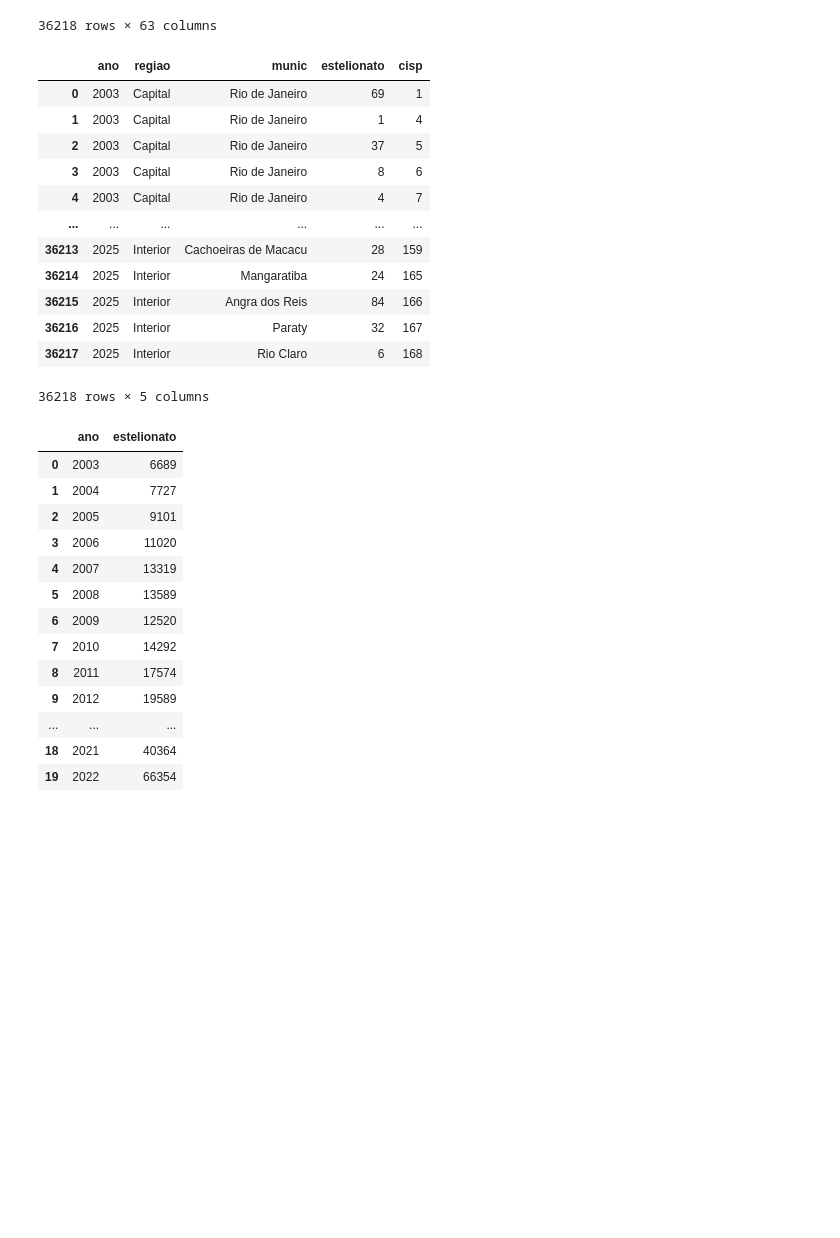
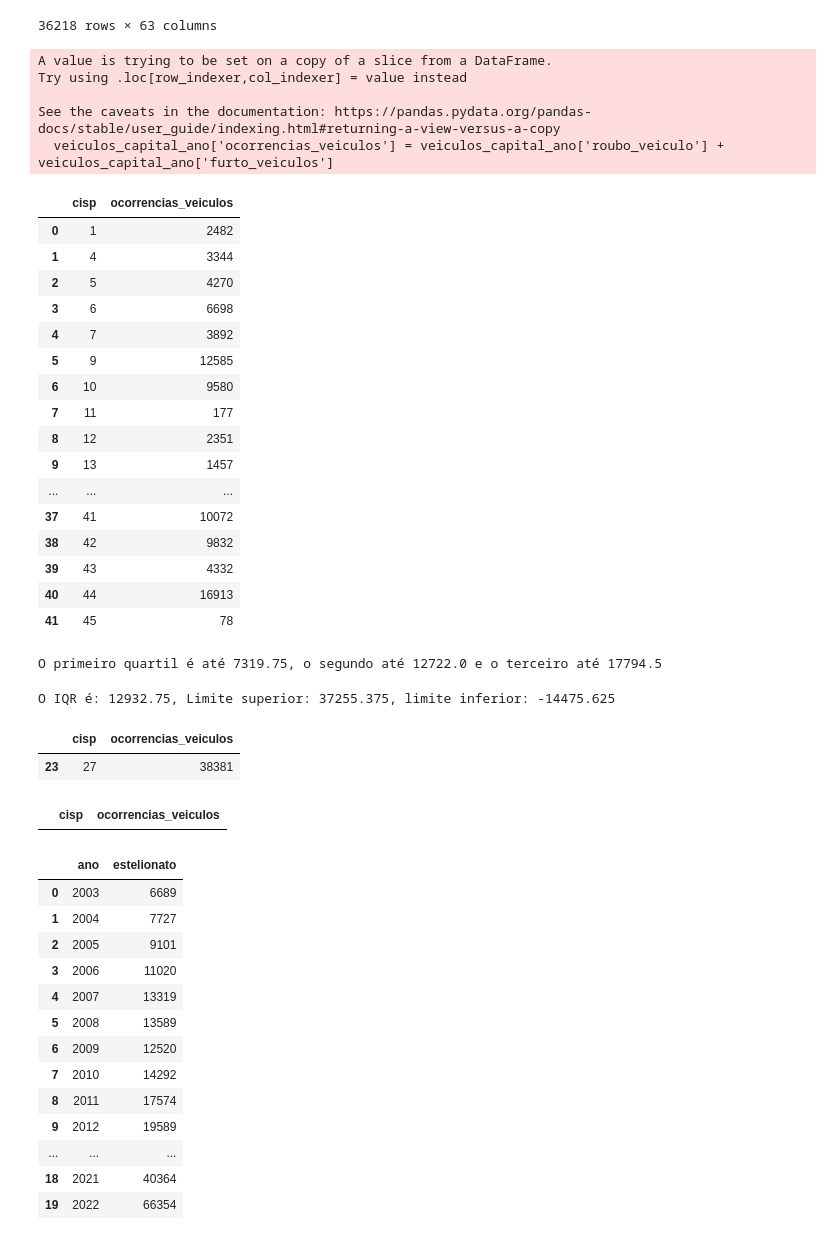
Before and after one commit to cfernandesrj/Projeto-Seguran-a, a Jupyter notebook: Projeto Analise de Segurança Publica.ipynb, the cells around one changed output. Saved outputs shown, nothing was run; the diff lists cells and outputs as text; code cells hidden in the pictures; blank space fills up the shorter version.

```diff
--- a/Projeto Analise de Segurança Publica.ipynb
+++ b/Projeto Analise de Segurança Publica.ipynb
@@ -269,20 +269,67 @@ df_delegacia
 # %%
 estelionato = df_delegacia[['ano', 'regiao','munic', 'estelionato', 'cisp' ]]
 estelionato
+delegacia_veiculos = df_delegacia[['ano', 'cisp', 'regiao', 'roubo_veiculo', 'furto_veiculos' ]]
-# %% [output]
-|  | ano | regiao | munic | estelionato | cisp |
-| 0 | 2003 | Capital | Rio de Janeiro | 69 | 1 |
-| 1 | 2003 | Capital | Rio de Janeiro | 1 | 4 |
-| 2 | 2003 | Capital | Rio de Janeiro | 37 | 5 |
-| 3 | 2003 | Capital | Rio de Janeiro | 8 | 6 |
-| 4 | 2003 | Capital | Rio de Janeiro | 4 | 7 |
-| ... | ... | ... | ... | ... | ... |
-| 36213 | 2025 | Interior | Cachoeiras de Macacu | 28 | 159 |
-| 36214 | 2025 | Interior | Mangaratiba | 24 | 165 |
-| 36215 | 2025 | Interior | Angra dos Reis | 84 | 166 |
-| 36216 | 2025 | Interior | Paraty | 32 | 167 |
-| 36217 | 2025 | Interior | Rio Claro | 6 | 168 |
-36218 rows × 5 columns
+# %%
+
+veiculos_capital = delegacia_veiculos.loc[delegacia_veiculos['regiao'] == 'Capital']
+veiculos_capital_ano = veiculos_capital
+veiculos_capital_ano['ocorrencias_veiculos'] = veiculos_capital_ano['roubo_veiculo'] + veiculos_capital_ano['furto_veiculos']
+veiculos_capital_ano
+veiculos_capital_ano = veiculos_capital_ano.groupby(['cisp'])['ocorrencias_veiculos'].sum().reset_index()
+veiculos_capital_ano
+# %% [output]
+A value is trying to be set on a copy of a slice from a DataFrame.
+Try using .loc[row_indexer,col_indexer] = value instead
+
+See the caveats in the documentation: https://pandas.pydata.org/pandas-docs/stable/user_guide/indexing.html#returning-a-view-versus-a-copy
+  veiculos_capital_ano['ocorrencias_veiculos'] = veiculos_capital_ano['roubo_veiculo'] + veiculos_capital_ano['furto_veiculos']
+|  | cisp | ocorrencias_veiculos |
+| 0 | 1 | 2482 |
+| 1 | 4 | 3344 |
+| 2 | 5 | 4270 |
+| 3 | 6 | 6698 |
+| 4 | 7 | 3892 |
+| 5 | 9 | 12585 |
+| 6 | 10 | 9580 |
+| 7 | 11 | 177 |
+| 8 | 12 | 2351 |
+| 9 | 13 | 1457 |
+| ... | ... | ... |
+| 37 | 41 | 10072 |
+| 38 | 42 | 9832 |
+| 39 | 43 | 4332 |
+| 40 | 44 | 16913 |
+| 41 | 45 | 78 |
+# %%
+array_veiculos = np.array(veiculos_capital_ano['ocorrencias_veiculos'])
+array_veiculos
+
+q1_vc = np.percentile(array_veiculos, 25)
+q2_vc = np.percentile(array_veiculos, 50)
+q3_vc = np.percentile(array_veiculos, 75)
+print(f'O primeiro quartil é até {q1}, o segundo até {q2} e o terceiro até {q3}')
+# %% [output]
+O primeiro quartil é até 7319.75, o segundo até 12722.0 e o terceiro até 17794.5
+# %%
+#Intervalo interquartil
+iqr_vc = q3_vc - q1_vc
+limite_superior_vc = q3_vc + (1.5*iqr_vc)
+limite_inferior_vc = q1_vc - (1.5*iqr_vc)
+print(f'O IQR é: {iqr_vc}, Limite superior: {limite_superior_vc}, limite inferior: {limite_inferior_vc}')
+# %% [output]
+O IQR é: 12932.75, Limite superior: 37255.375, limite inferior: -14475.625
+# %%
+pracima_vc = veiculos_capital_ano[veiculos_capital_ano['ocorrencias_veiculos'] >= limite_superior_vc]
+pracima_vc
+# %% [output]
+|  | cisp | ocorrencias_veiculos |
+| 23 | 27 | 38381 |
+# %%
+prabaixo_vc = veiculos_capital_ano[veiculos_capital_ano['ocorrencias_veiculos'] <= limite_inferior_vc]
+prabaixo_vc
+# %% [output]
+|  | cisp | ocorrencias_veiculos |
 # %%
 estelionato_capital = estelionato.loc[estelionato['munic'] == 'Rio de Janeiro']
 estelionato_capital_ano = estelionato_capital.groupby(['ano'])['estelionato'].sum().reset_index()
```
Also changed, not shown: parts of 1 cell of this notebook.
